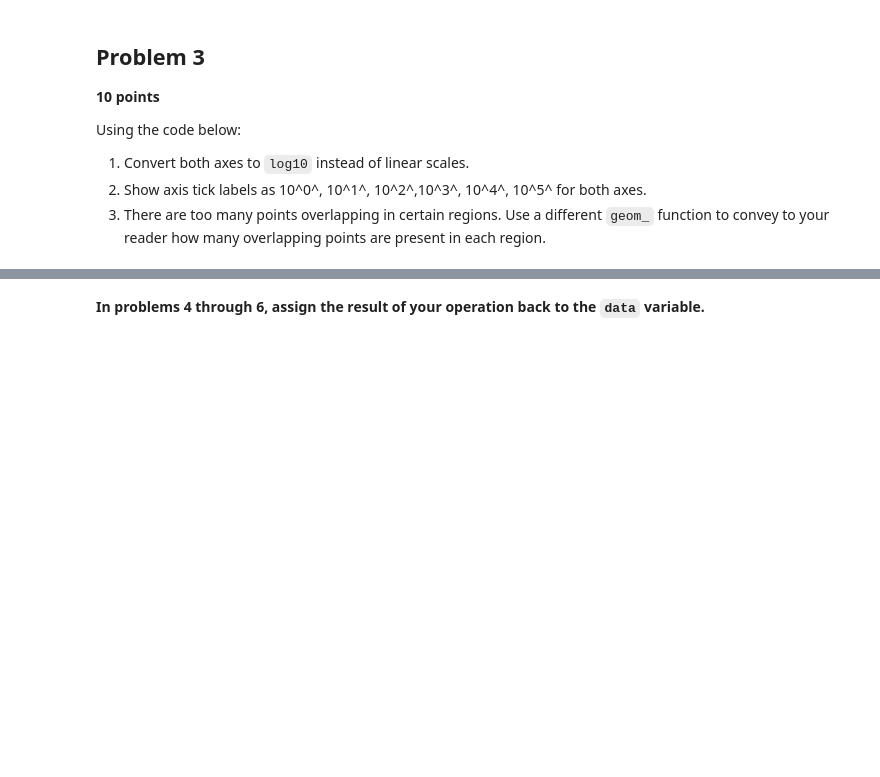
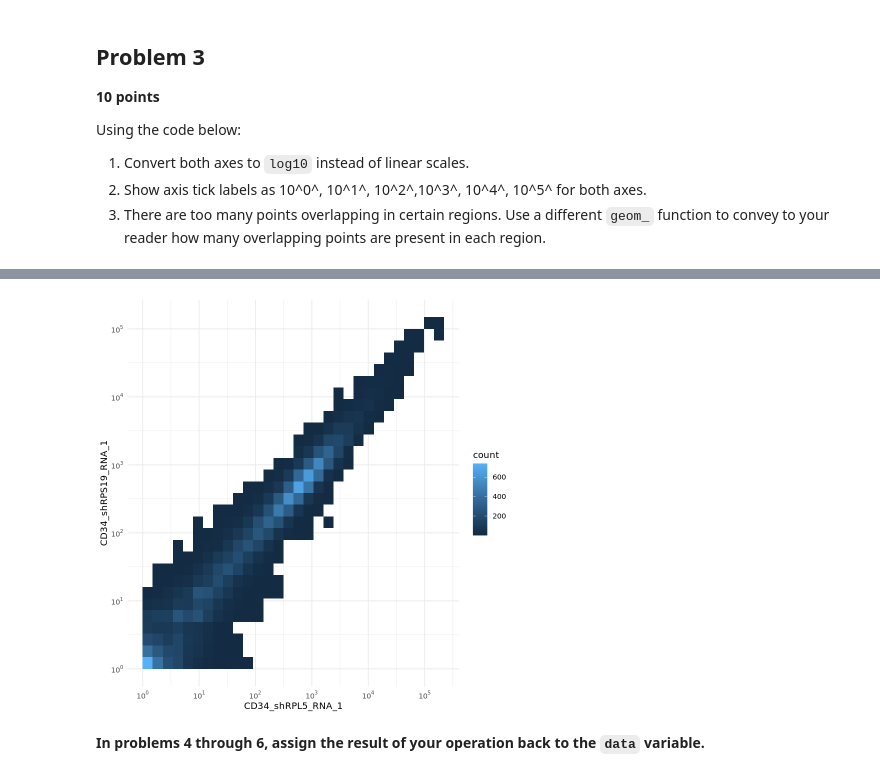
Before and after one commit to emd5-afk/tfcb_2026, a Jupyter notebook: homeworks/homework06/homework06.ipynb, the cells around one changed output, grey strips where cells are left out. Drawn from its saved outputs; the diff is of its cells as text; code cells hidden in the pictures; blank space fills up the shorter version.

```diff
--- a/homeworks/homework06/homework06.ipynb
+++ b/homeworks/homework06/homework06.ipynb
@@ -74,0 +172,16 @@ data %>%
+# %%
+library(ggplot2)
+library(scales)
+
+ggplot(data, aes(x = CD34_shRPL5_RNA_1, y = CD34_shRPS19_RNA_1)) +
+  geom_bin2d(bins = 30) +
+  scale_x_log10(
+    breaks = scales::trans_breaks("log10", function(x) 10^x),
+    labels = scales::trans_format("log10", scales::math_format(10^.x))
+  ) +
+  scale_y_log10(
+    breaks = scales::trans_breaks("log10", function(x) 10^x),
+    labels = scales::trans_format("log10", scales::math_format(10^.x))
+  ) +
+  theme_minimal()
+# %% [output]
@@ -75,3 +194,4 @@ data %>%
+[figure, added]
 # %% [markdown]
 **In problems 4 through 6, assign the result of your operation back to the `data`
 variable.**
```
Also changed, not shown: parts of 9 cells of this notebook, 2 other files.
